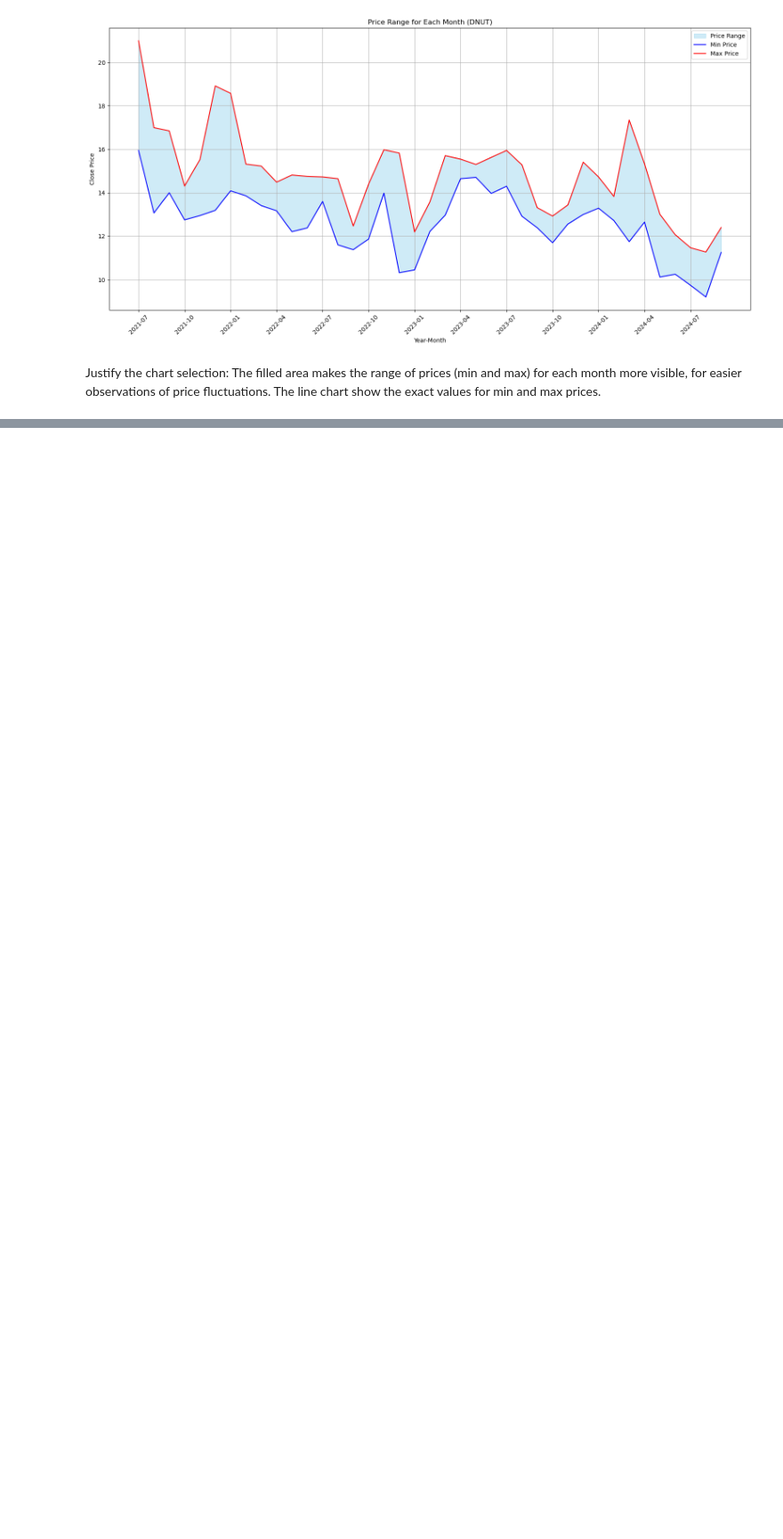
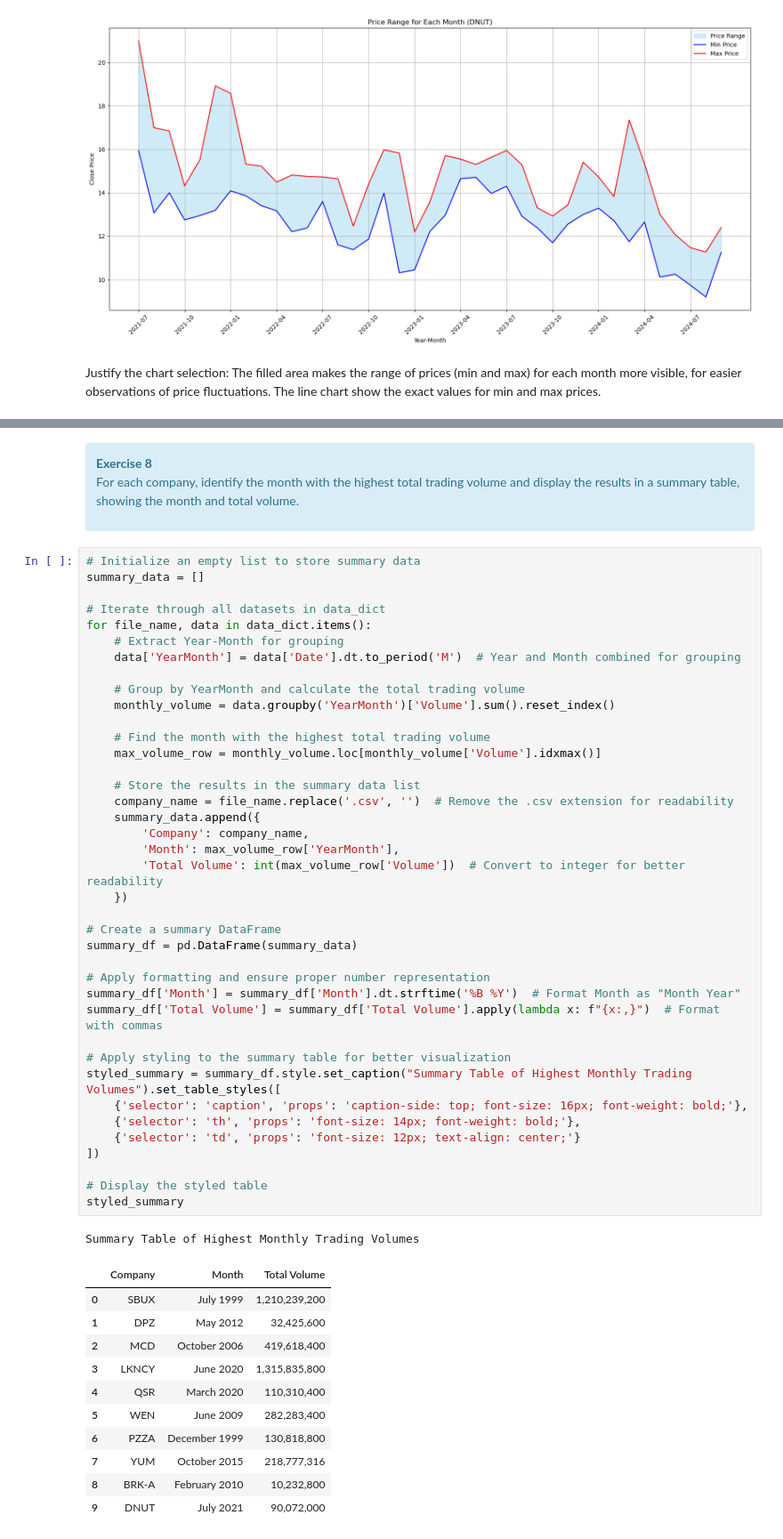
Before and after one commit to oriolventu/Final-Project, a Jupyter notebook: Final-Project.ipynb, the cells around one changed output, grey strips where cells are left out. Shown at 89% size. Drawn from its saved outputs; the diff is of its cells as text; blank space fills up the shorter version.

Commit message:
Exercises 7 and8

```diff
--- a/Final-Project.ipynb
+++ b/Final-Project.ipynb
@@ -368,0 +466,60 @@ The line chart show the exact values for min and max prices.
+# %% [markdown]
+<div class="alert alert-info"><b> Exercise 8 </b>
+
+
+For each company, identify the month with the highest total trading volume and display the results
+in a summary table, showing the month and total volume.
+
+<div>
+# %%
+# Initialize an empty list to store summary data
+summary_data = []
+
+# Iterate through all datasets in data_dict
+for file_name, data in data_dict.items():
+    # Extract Year-Month for grouping
+    data['YearMonth'] = data['Date'].dt.to_period('M')  # Year and Month combined for grouping
+
+    # Group by YearMonth and calculate the total trading volume
+    monthly_volume = data.groupby('YearMonth')['Volume'].sum().reset_index()
+
+    # Find the month with the highest total trading volume
+    max_volume_row = monthly_volume.loc[monthly_volume['Volume'].idxmax()]
+
+    # Store the results in the summary data list
+    company_name = file_name.replace('.csv', '')  # Remove the .csv extension for readability
+    summary_data.append({
+        'Company': company_name,
+        'Month': max_volume_row['YearMonth'],
+        'Total Volume': int(max_volume_row['Volume'])  # Convert to integer for better readability
+    })
+
+# Create a summary DataFrame
+summary_df = pd.DataFrame(summary_data)
+
+# Apply formatting and ensure proper number representation
+summary_df['Month'] = summary_df['Month'].dt.strftime('%B %Y')  # Format Month as "Month Year"
+summary_df['Total Volume'] = summary_df['Total Volume'].apply(lambda x: f"{x:,}")  # Format with commas
+
+# Apply styling to the summary table for better visualization
+styled_summary = summary_df.style.set_caption("Summary Table of Highest Monthly Trading Volumes").set_table_styles([
+    {'selector': 'caption', 'props': 'caption-side: top; font-size: 16px; font-weight: bold;'},
+    {'selector': 'th', 'props': 'font-size: 14px; font-weight: bold;'},
+    {'selector': 'td', 'props': 'font-size: 12px; text-align: center;'}
+])
+
+# Display the styled table
+styled_summary
+# %% [output]
+Summary Table of Highest Monthly Trading Volumes
+|  | Company | Month | Total Volume |
+| 0 | SBUX | July 1999 | 1,210,239,200 |
+| 1 | DPZ | May 2012 | 32,425,600 |
+| 2 | MCD | October 2006 | 419,618,400 |
+| 3 | LKNCY | June 2020 | 1,315,835,800 |
+| 4 | QSR | March 2020 | 110,310,400 |
+| 5 | WEN | June 2009 | 282,283,400 |
+| 6 | PZZA | December 1999 | 130,818,800 |
+| 7 | YUM | October 2015 | 218,777,316 |
+| 8 | BRK-A | February 2010 | 10,232,800 |
+| 9 | DNUT | July 2021 | 90,072,000 |
```
Also changed, not shown: parts of 14 cells of this notebook.
